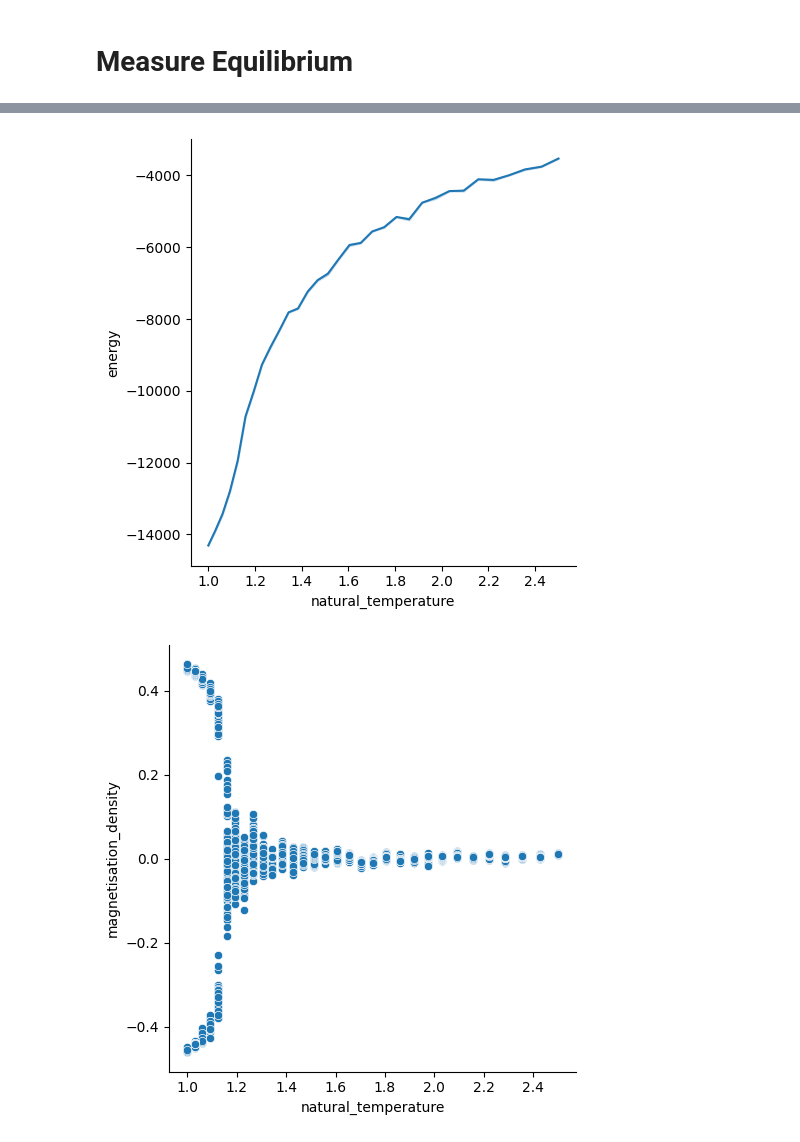
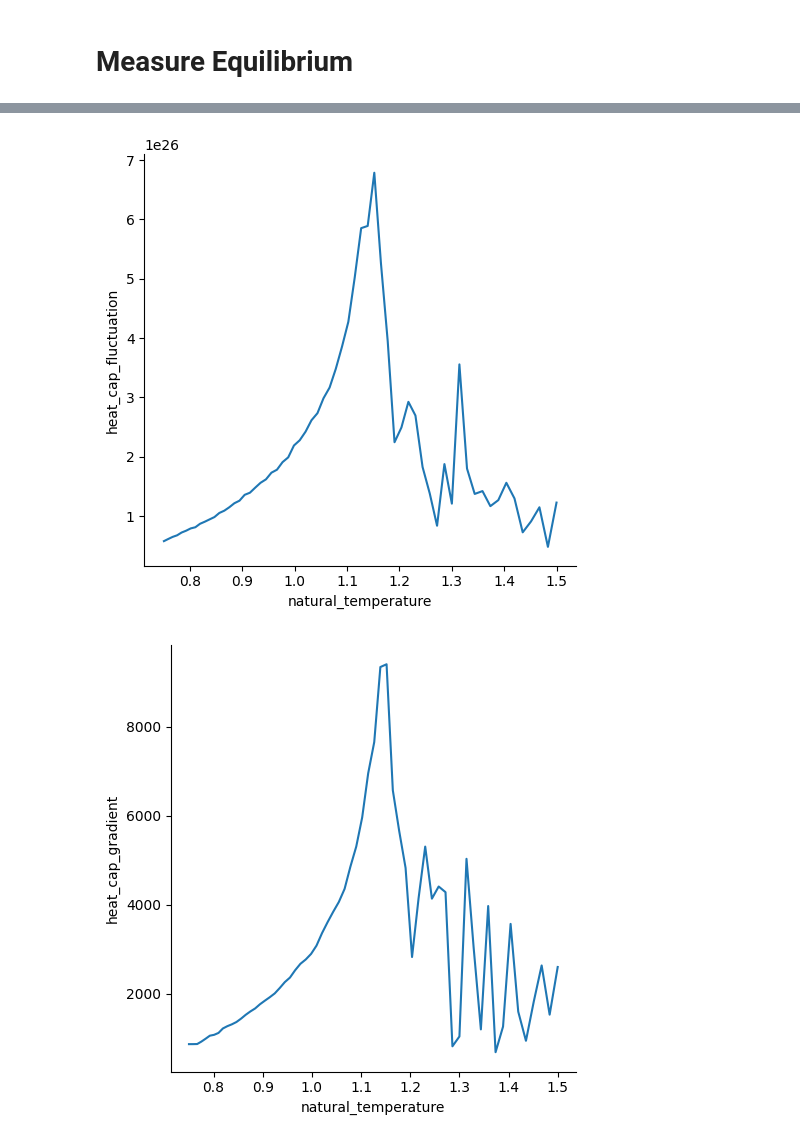
Before and after one commit to JeppeKlitgaard/Jackpot, a Jupyter notebook: workbench.ipynb, the cells around one changed output, grey strips where cells are left out. Saved outputs shown, nothing was run; the diff lists cells and outputs as text; code cells hidden in the pictures.

```diff
--- a/workbench.ipynb
+++ b/workbench.ipynb
@@ -180,6 +181,7 @@ _CONFIG_VARS = [
     "DO_PROFILING",
     "ENABLE_64_BIT",
     "DO_AUTOCORRELATION",
+    "PLOT_STATES",
     "RNG_SEED",
     "SPIN",
     "DIMENSIONS",
@@ -457,6 +460,8 @@ ids = np.arange(np.prod(shape)).reshape(shape)
 # num_prints: int = 10
 state_keys = k.shaped(shape)
 thermalise_num_prints = 5
+
+thermalise_timer = Stopwatch.start()
 states, evolve_measurements = make_and_thermalise_states(
     state_keys,
     c.spin,
@@ -469,7 +474,10 @@ states, evolve_measurements = make_and_thermalise_states(
     ENVIRONMENT_BASE_PARAMS,
     thermalise_num_prints,
 )
+states.block_until_ready()
+thermalise_time = thermalise_timer.time()
+to_save["thermalise_time"] = thermalise_time
+print(f"Ran thermalisation program in: {thermalise_time} sec.")
 
-states.block_until_ready()
 eqx.tree_serialise_leaves(SAVE_PATH / "states.eqx", states)
 # %% [output]
@@ -871,7 +862,5 @@ ValueError:
 # %%
 _eq_df = equil_measurements.to_df()
-eq_df["beta"] = eq_df["state_id"].apply(id_to_beta)
-eq_df["temperature"] = beta_to_temp(eq_df["beta"], human=True)
-
-eq_df = _eq_df.explode(_eq_df.columns.tolist())
+eq_df = _eq_df.explode(_eq_df.columns.tolist()).infer_objects()
+eq_df
 # %% [output]
@@ -959,30 +974,6 @@ sum_df.reset_index().to_feather(SAVE_PATH / "sum_df.feather")
 # %%
-fig_measure_energy_temp = sns.relplot(
-    data=sin_df,
-    x="natural_temperature",
-    y="energy",
-    kind="line",
-)
-fig_measure_energy_temp.savefig(SAVE_PATH / "fig_measure_energy_temp.png")
-
-fig_measure_mag_dens_temp = sns.relplot(
-    data=sin_df,
-    x="natural_temperature",
-    y="magnetisation_density",
-    # kind="line",
-)
-fig_measure_mag_dens_temp.savefig(SAVE_PATH / "fig_measure_mag_dens_temp.png")
-
-fig_measure_abs_mag_dens_temp = sns.relplot(
-    data=sin_df,
-    x="natural_temperature",
-    y="abs_magnetisation_density",
-    kind="line",
-)
-fig_measure_abs_mag_dens_temp.savefig(SAVE_PATH / "fig_measure_abs_mag_dens_temp.png")
-
 fig_measure_heat_cap_fluctuation_temp = sns.relplot(
-    data=sum_df,
+    data=temp_df,
     x="natural_temperature",
     y="heat_cap_fluctuation",
     kind="line",
@@ -991,51 +982,35 @@ fig_measure_heat_cap_fluctuation_temp.savefig(
     SAVE_PATH / "fig_measure_heat_cap_fluctuation_temp.png"
 )
 
 fig_measure_heat_cap_gradient_temp = sns.relplot(
-    data=sum_df,
+    data=temp_df,
     x="natural_temperature",
     y="heat_cap_gradient",
     kind="line",
 )
 fig_measure_heat_cap_gradient_temp.savefig(
     SAVE_PATH / "fig_measure_heat_cap_gradient_temp.png"
 )
 
 fig_measure_mag_sus_fluctuation_temp = sns.relplot(
-    data=sum_df,
+    data=temp_df,
     x="natural_temperature",
     y="mag_sus_fluctuation",
     kind="line",
 )
 fig_measure_mag_sus_fluctuation_temp.savefig(
     SAVE_PATH / "fig_measure_mag_sus_fluctuation_temp.png"
 )
 
 fig_measure_mag_sus_gradient_temp = sns.relplot(
-    data=sum_df,
+    data=temp_df,
     x="natural_temperature",
     y="mag_sus_gradient",
     kind="line",
 )
 fig_measure_mag_sus_gradient_temp.savefig(
     SAVE_PATH / "fig_measure_mag_sus_gradient_temp.png"
 )
-
-fig_measure_binder_2 = sns.relplot(
-    data=sum_df,
-    x="natural_temperature",
-    y="binder_2",
-    kind="line",
-)
-fig_measure_binder_2.savefig(SAVE_PATH / "fig_measure_binder_2.png")
-
-fig_measure_binder_4 = sns.relplot(
-    data=sum_df,
-    x="natural_temperature",
-    y="binder_4",
-    kind="line",
-)
-fig_measure_binder_4.savefig(SAVE_PATH / "fig_measure_binder_4.png")
 # %% [output]
-[figure, old version]
+[figure, new version]
-[figure, old version]
+[figure, new version]
```
Also changed, not shown: parts of 21 cells of this notebook.
